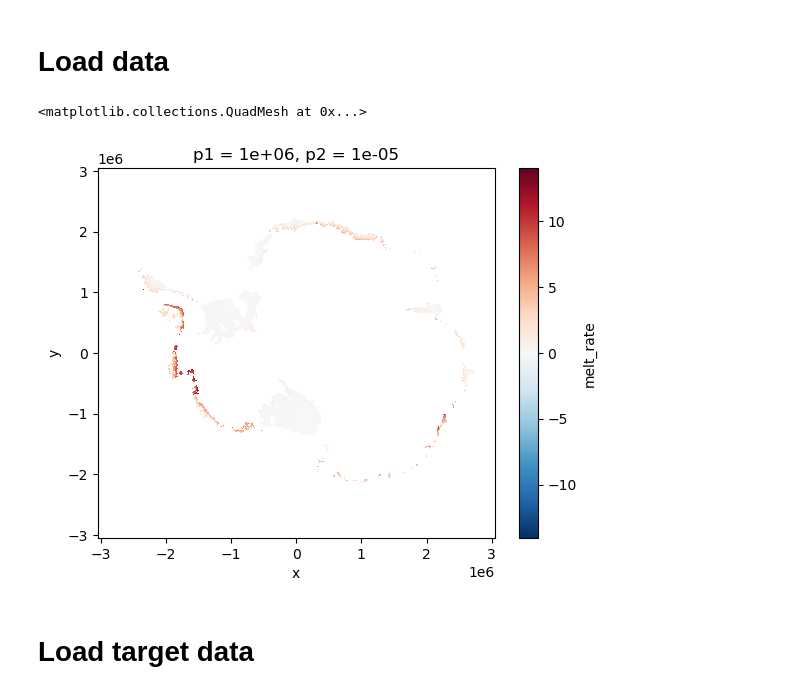
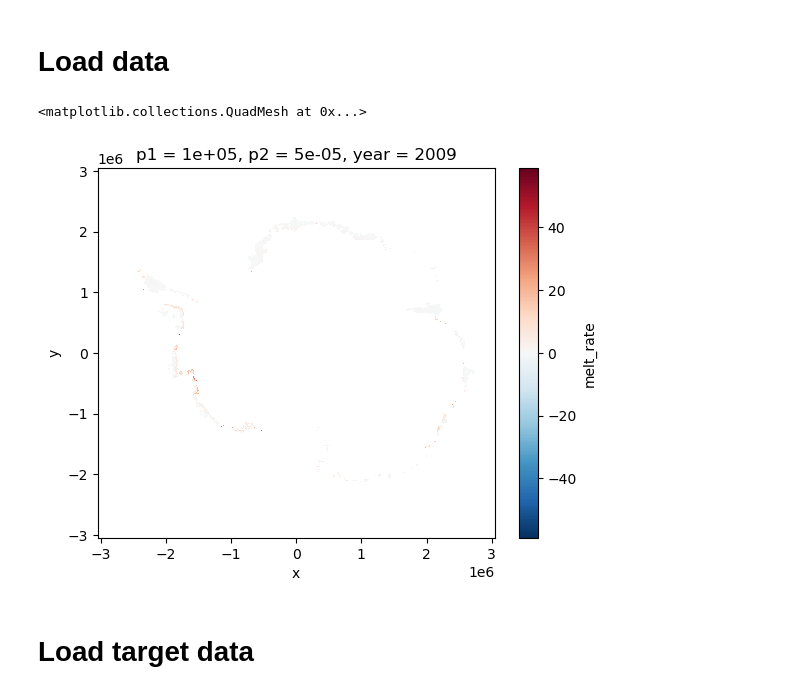
Before and after one commit to ismip/ismip7-antarctic-ocean-forcing, a Jupyter notebook: parameterisations/parameter_selection_pico_example_v2.ipynb, the cells around one changed output. Cells and saved outputs as stored; diff of their text form; code cells hidden in the pictures.

```diff
--- a/parameterisations/parameter_selection_pico_example_v2.ipynb
+++ b/parameterisations/parameter_selection_pico_example_v2.ipynb
@@ -16,26 +26,15 @@ from parameter_selection_toolbox_v2 import *
 # %%
-# Directories
-figure_dir = 'figures'
-data_path="/media/NAS2/ISMIP7/share_with_modellers"
-ensemble_path="/media/NAS2/pism_out/"
-
-# Constants
-yearlen = 365.14*24*60*60 # seconds per year
-ice_density = 918 # kg/m3
-reso=8000 # m model resolution used for melt parameterisation [m]
-
-
 # parameterisation ensemble table
 p1_name = 'ocean.pico.overturning_coefficent'
 p2_name = 'ocean.pico.heat_exchange_coefficent'
 
 pism_present_day_ensemble = "pism_16_ismip7_picotest_zhou_initmip8km"
+
 pism_mathiot_cold_ensemble = "pism_16_ismip7_picotest_Mathiot_cold_initmip8km"
 pism_mathiot_warm_ensemble = "pism_16_ismip7_picotest_Mathiot_warm_initmip8km"
 
-pism_timmermann_cold_ensemble = "pism_16_ismip7_picotest_Timmermann_cold_initmip8km"
-pism_timmermann_warm_ensemble = "pism_16_ismip7_picotest_Timmermann_warm_initmip8km"
+pism_naughten_cold_ensemble = "pism_16_ismip7_picotest_NaughtenFA_cold_initmip8km"
+pism_naughten_warm_ensemble = "pism_16_ismip7_picotest_NaughtenFA_warm_initmip8km"
 
-ensemble_table = pd.read_csv('./'+pism_present_day_ensemble+'.txt',
-                                 sep=r'\s+',index_col=0)
-ensemble_table
+pism_dutrieux_2009_ensemble = "pism_16_ismip7_picotest_Dutrieux_2009_initmip8km"
+pism_dutrieux_2012_ensemble = "pism_16_ismip7_picotest_Dutrieux_2012_initmip8km"
@@ -59,11 +43,15 @@ ensemble_table
 # %%
 # Load ensembles
 
-pd_ensemble = xr.load_dataset('Ensemble_'+pism_present_day_ensemble+'_optimaldeltaT_pm05.nc', drop_variables=['timestamp'])
-mathiot_cold_ensemble = xr.load_dataset('Ensemble_'+pism_mathiot_cold_ensemble+'_optimaldeltaT_pm05.nc', drop_variables=['timestamp'])
-mathiot_warm_ensemble = xr.load_dataset('Ensemble_'+pism_mathiot_warm_ensemble+'_optimaldeltaT_pm05.nc', drop_variables=['timestamp'])
-timmermann_cold_ensemble = xr.load_dataset('Ensemble_'+pism_timmermann_cold_ensemble+'_optimaldeltaT_pm05.nc', drop_variables=['timestamp'])
-timmermann_warm_ensemble = xr.load_dataset('Ensemble_'+pism_timmermann_warm_ensemble+'_optimaldeltaT_pm05.nc', drop_variables=['timestamp'])
+deltaTrange = "pm1" # "pm05"
+
+pd_ensemble = xr.load_dataset('Ensemble_'+pism_present_day_ensemble+'_optimaldeltaT_'+deltaTrange+'.nc', drop_variables=['timestamp'])
+mathiot_cold_ensemble = xr.load_dataset('Ensemble_'+pism_mathiot_cold_ensemble+'_optimaldeltaT_'+deltaTrange+'.nc', drop_variables=['timestamp'])
+mathiot_warm_ensemble = xr.load_dataset('Ensemble_'+pism_mathiot_warm_ensemble+'_optimaldeltaT_'+deltaTrange+'.nc', drop_variables=['timestamp'])
+naughten_cold_ensemble = xr.load_dataset('Ensemble_'+pism_naughten_cold_ensemble+'_optimaldeltaT_'+deltaTrange+'.nc', drop_variables=['timestamp'])
+naughten_warm_ensemble = xr.load_dataset('Ensemble_'+pism_naughten_warm_ensemble+'_optimaldeltaT_'+deltaTrange+'.nc', drop_variables=['timestamp'])
+dutrieux_2009_ensemble = xr.load_dataset('Ensemble_'+pism_dutrieux_2009_ensemble+'_optimaldeltaT_'+deltaTrange+'.nc', drop_variables=['timestamp'])
+dutrieux_2012_ensemble = xr.load_dataset('Ensemble_'+pism_dutrieux_2012_ensemble+'_optimaldeltaT_'+deltaTrange+'.nc', drop_variables=['timestamp'])
 # %%
 # combine
 
@@ -77 +65,7 @@ warm_ensemble = warm_ensemble.assign_coords(model=["mathiot", "timmermann"])
+# %%
+# Combine
+obs_ensemble  = xr.concat([dutrieux_2009_ensemble.expand_dims({"year": np.array([0])}),
+                           dutrieux_2012_ensemble.expand_dims({"year": np.array([0])})]
+                            , dim='year')
+obs_ensemble = obs_ensemble.assign_coords(year=[2009, 2012])
 # %%
@@ -79,8 +74,9 @@ pd_ensemble["invalid"] = np.isnan(pd_ensemble.optimal_deltaT_per_basin.mean('bas
 # %%
-pd_ensemble.sel(p1=1e6,p2=1e-5).melt_rate.plot()
+# Plot melt rates, e.g.
+obs_ensemble.sel(p1=0.1e6,p2=5e-5,year=2009).melt_rate.plot()
 # %% [output]
 <matplotlib.collections.QuadMesh at 0x...>
-[figure, old version]
+[figure, new version]
 # %%
 # convert melt rates to kg/m2/a
 
```
Also changed, not shown: parts of 37 cells of this notebook, 2 other files.
